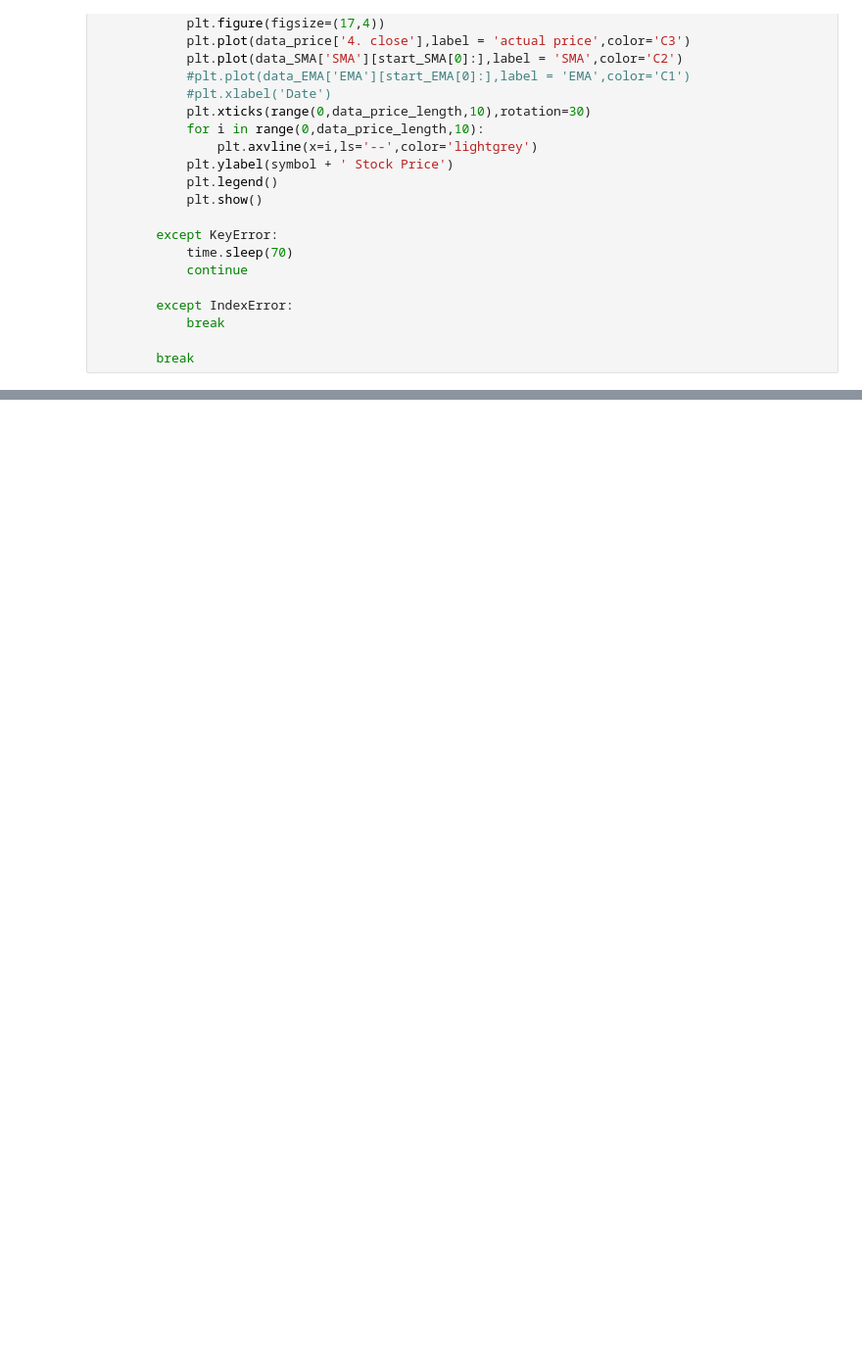
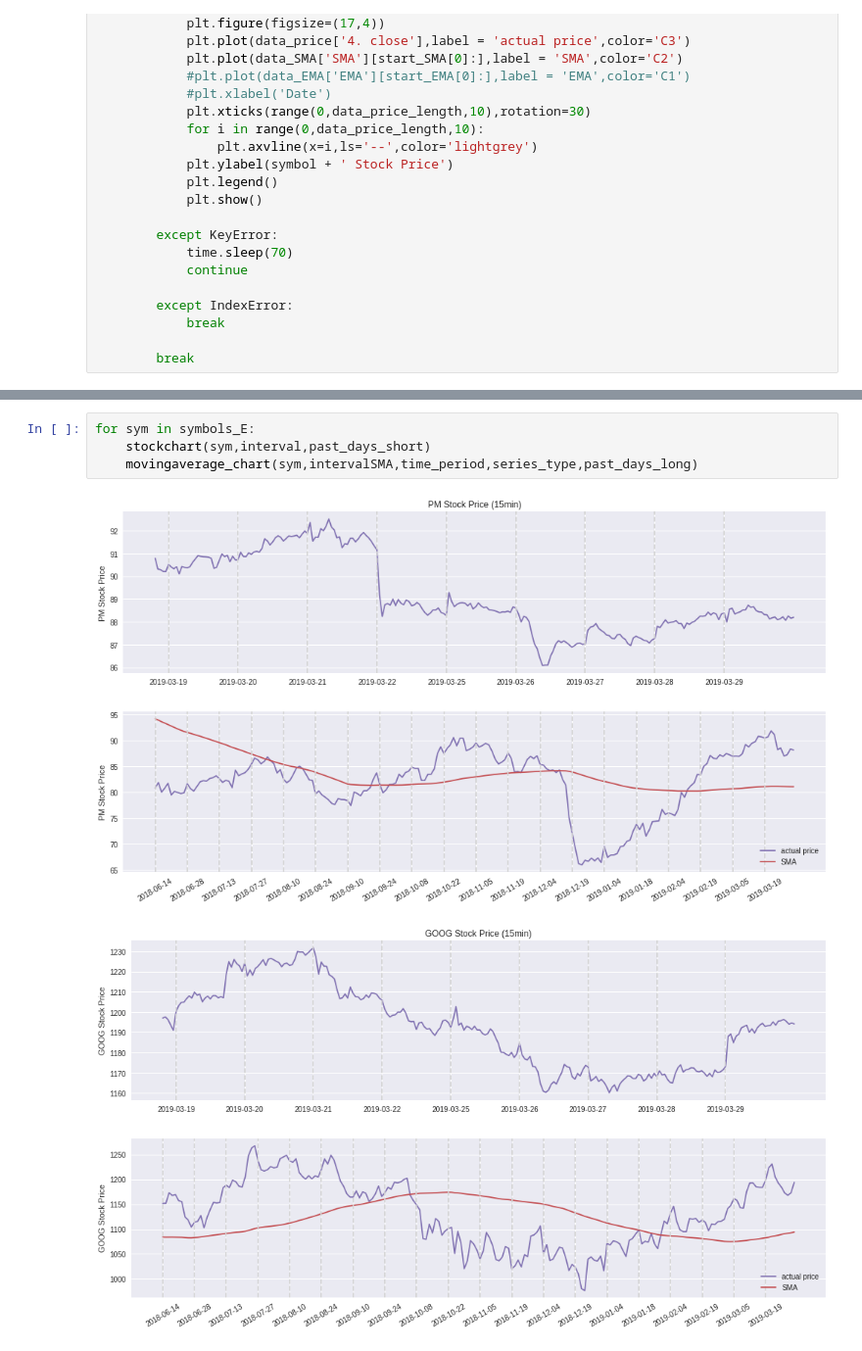
Before and after one commit to zhems/Complete-Python-3-Bootcamp, a Jupyter notebook: Dashboard_A.ipynb, the cells around one changed output, grey strips where cells are left out. Shown at 98% size. Cells and saved outputs as stored; diff of their text form; blank space fills up the shorter version.

```diff
--- a/Dashboard_A.ipynb
+++ b/Dashboard_A.ipynb
@@ -176,0 +170,9 @@ for sym in symbols_D:
+# %%
+for sym in symbols_E:
+    stockchart(sym,interval,past_days_short)
+    movingaverage_chart(sym,intervalSMA,time_period,series_type,past_days_long)
+# %% [output]
+[figure, added]
+[figure, added]
+[figure, added]
+[figure, added]
```
Also changed, not shown: parts of 6 cells of this notebook.
